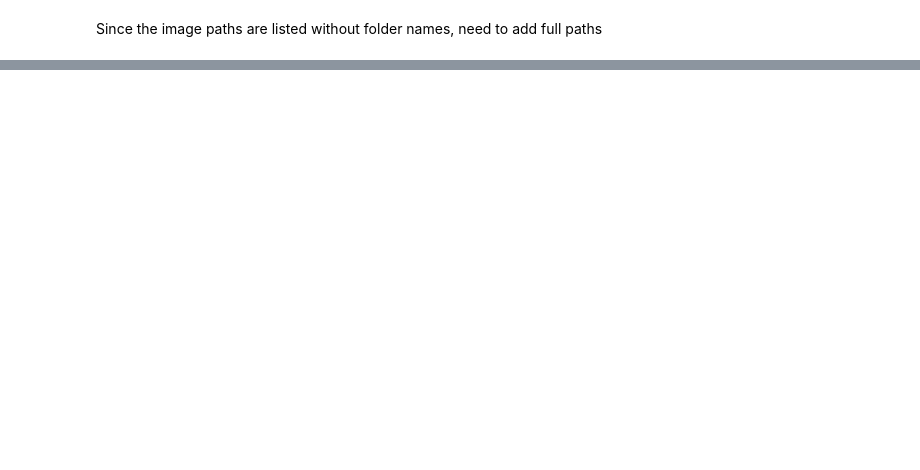
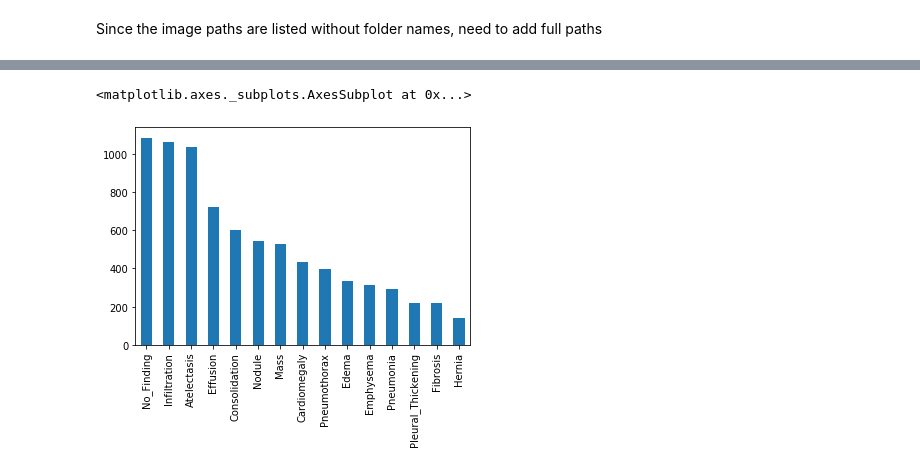
Before and after one commit to bakamoridesu/Chest_Xrays, a Jupyter notebook: chest_xrays.ipynb, the cells around one changed output, grey strips where cells are left out. Cells and saved outputs as stored; diff of their text form; code cells hidden in the pictures; blank space fills up the shorter version.

```diff
--- a/chest_xrays.ipynb
+++ b/chest_xrays.ipynb
@@ -209,0 +112,15 @@ with tf.device('/GPU:0'):
+# %%
+def drop_indices(df, column, label, drop=0.9, second_drop=0.8,
+                        first_count = 5000, second_count=1000):
+    count = df[df[column] == label].shape[0]
+    if(count > first_count):
+        count_for_drop = int(count * drop)
+        df = df.drop(df[((df[column] == label) & (df['Pneumonia'] == 0))][column].sample(count_for_drop).index)
+    elif(count > second_count):
+        drop = second_drop
+        count_for_drop = int(count * drop)
+        df = df.drop(df[((df[column] == label) & (df['Pneumonia'] == 0))][column].sample(count_for_drop).index)
+    return df
+# %%
+# drop No-findings first
+train_df = drop_indices(train_df, 'disease', 'No_Finding', 0.8)
@@ -209,0 +146,9 @@ with tf.device('/GPU:0'):
+# %%
+# now remove some samples from all the classes with 1000 and more samples
+for disease in diseases:
+    train_df = drop_indices(train_df, 'disease', disease)
+# %%
+train_df.disease.value_counts().plot(kind='bar')
+# %% [output]
+<matplotlib.axes._subplots.AxesSubplot at 0x...>
+[figure, added]
```
Also changed, not shown: parts of 80 cells of this notebook.
